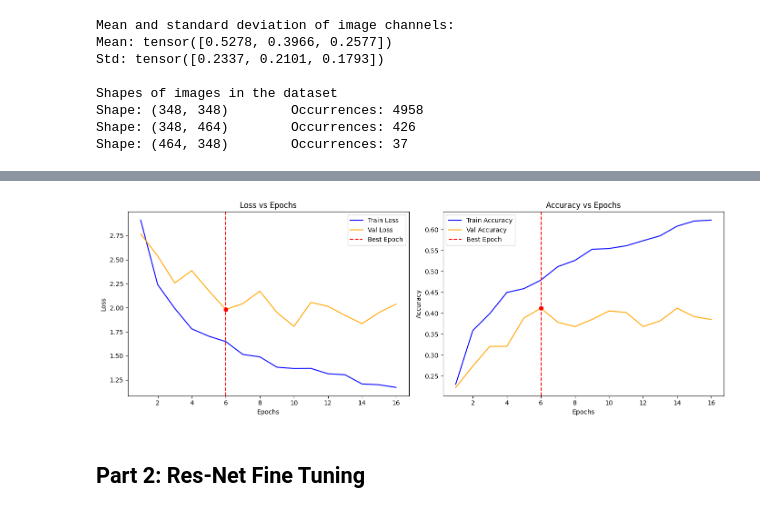
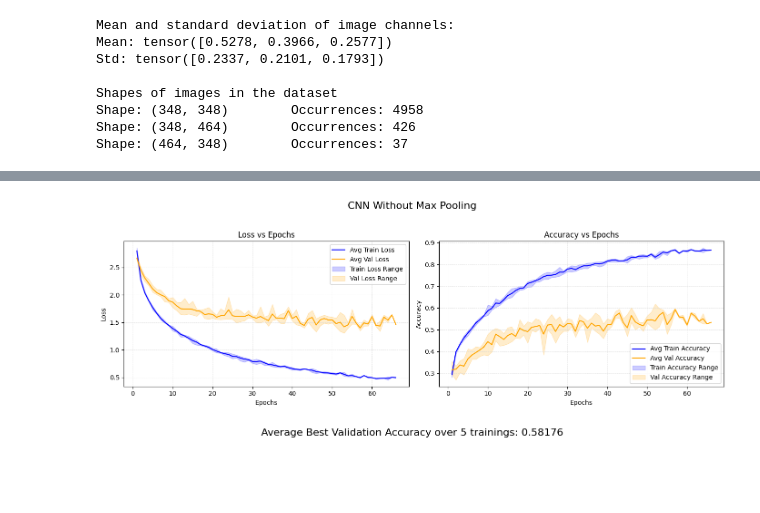
Before and after one commit to GianM0027/Groceries-Detection, a Jupyter notebook: main_notebook.ipynb, the cells around one changed output, grey strips where cells are left out. Drawn from its saved outputs; the diff is of its cells as text; code cells hidden in the pictures; blank space fills up the shorter version.

```diff
--- a/main_notebook.ipynb
+++ b/main_notebook.ipynb
@@ -458,0 +493,17 @@ plot_training_results(train_losses_v1, val_losses_v1, train_acc_v1, val_acc_v1,
+# %%
+results_cnn_v1 = {"train_losses": [], "val_losses": [], "train_accuracies": [], "val_accuracies": [], "best_epoch": []}
+
+for training in tqdm(range(config["num_trainings"]), desc="Training"):
+    train_losses, val_losses, train_acc, val_acc, best_epoch = train_and_validate(cnn_v1, model_name="cnn_v1", verbose=False)
+
+    results_cnn_v1["train_losses"].append(train_losses)
+    results_cnn_v1["val_losses"].append(val_losses)
+    results_cnn_v1["train_accuracies"].append(train_acc)
+    results_cnn_v1["val_accuracies"].append(val_acc)
+    results_cnn_v1["best_epoch"].append(best_epoch)
+
+    cnn_v1 = CNN_v1()
+
+
+with open(os.path.join("results", "cnn_v1.json"), 'w') as json_file:
+    json.dump(results_cnn_v1, json_file, indent=4)
@@ -660,11 +690,17 @@ Estimated Total Size (MB): 310.11
 ----------------------------------------------------------------
 # %%
-train_losses_no_mp, val_losses_no_mp, train_acc_no_mp, val_acc_no_mp, best_epoch_no_mp = train_and_validate(CNN_no_mp,
-                                                                                         train_set.get_dataloader(config["batch_size"], shuffle=True),
-                                                                                         val_set.get_dataloader(config["batch_size"], shuffle=False),
-                                                                                         criterion=nn.CrossEntropyLoss(),
-                                                                                         optimizer=optim.Adam(CNN_no_mp.parameters(), lr=config["learning_rate"]),
-                                                                                         n_epochs=config["num_epochs"],
-                                                                                         device=device,
-                                                                                         patience=config["patience"],
-                                                                                         model_name="CNN_no_mp")
+results_CNN_no_mp = {"train_losses": [], "val_losses": [], "train_accuracies": [], "val_accuracies": [], "best_epoch": []}
+
+for training in tqdm(range(config["num_trainings"]), desc="Training"):
+    train_losses, val_losses, train_acc, val_acc, best_epoch = train_and_validate(cnn_no_mp, model_name="CNN_no_mp", verbose=False)
+
+    results_CNN_no_mp["train_losses"].append(train_losses)
+    results_CNN_no_mp["val_losses"].append(val_losses)
+    results_CNN_no_mp["train_accuracies"].append(train_acc)
+    results_CNN_no_mp["val_accuracies"].append(val_acc)
+    results_CNN_no_mp["best_epoch"].append(best_epoch)
+
+    cnn_no_mp = CNN_no_mp()
+
+with open(os.path.join("results", "CNN_no_mp.json"), 'w') as json_file:
+    json.dump(results_CNN_no_mp, json_file, indent=4)
@@ -689,7 +707,5 @@ Early stopping triggered. Best validation accuracy of 0.412162 found at epoch 6.
 # %%
-plot_training_results(train_losses_no_mp, val_losses_no_mp, train_acc_no_mp, val_acc_no_mp, best_epoch_no_mp)
+plot_training_multiple_results(results_CNN_no_mp, title="CNN Without Max Pooling")
 # %% [output]
-[figure, old version]
+[figure, new version]
-# %% [markdown]
-## Part 2:  Res-Net Fine Tuning
 # %% [markdown]
```
Also changed, not shown: parts of 36 cells of this notebook.
